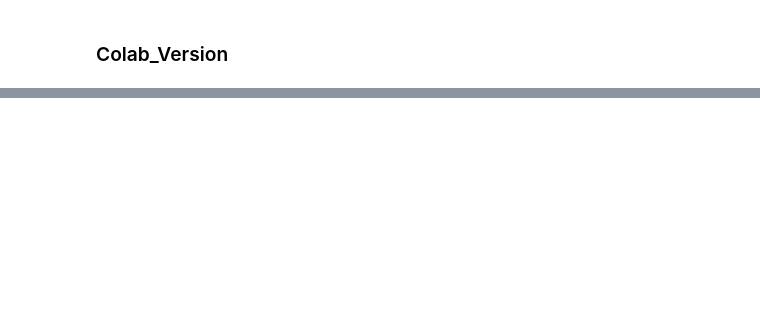
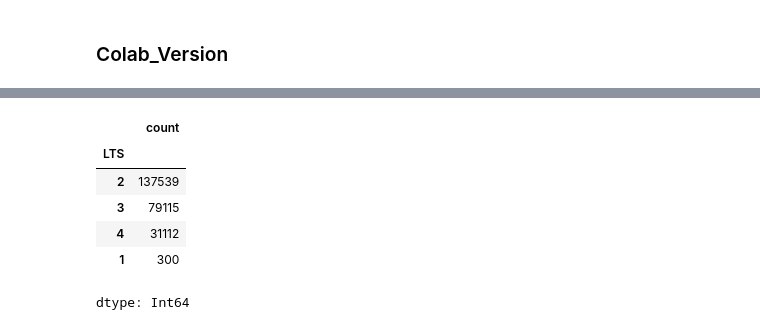
Before and after one commit to Van-Wu1/CECI, a Jupyter notebook: scr/py/LTSsimplified.ipynb, the cells around one changed output, grey strips where cells are left out. Saved outputs shown, nothing was run; the diff lists cells and outputs as text; code cells hidden in the pictures; blank space fills up the shorter version.

```diff
--- a/scr/py/LTSsimplified.ipynb
+++ b/scr/py/LTSsimplified.ipynb
@@ -62,3 +180,13 @@ edges['LTS'] = edges.apply(assign_lts, axis=1)
+# %%
+edges['LTS'].value_counts()
+# %% [output]
+|  | count |
+| LTS |  |
+| 2 | 137539 |
+| 3 | 79115 |
+| 4 | 31112 |
+| 1 | 300 |
+dtype: Int64
 # %%
 # 确保 LTS 字段为整数（防止 float 比较错误）
 edges['LTS'] = edges['LTS'].astype('Int64')
```
Also changed, not shown: parts of 11 cells of this notebook.
